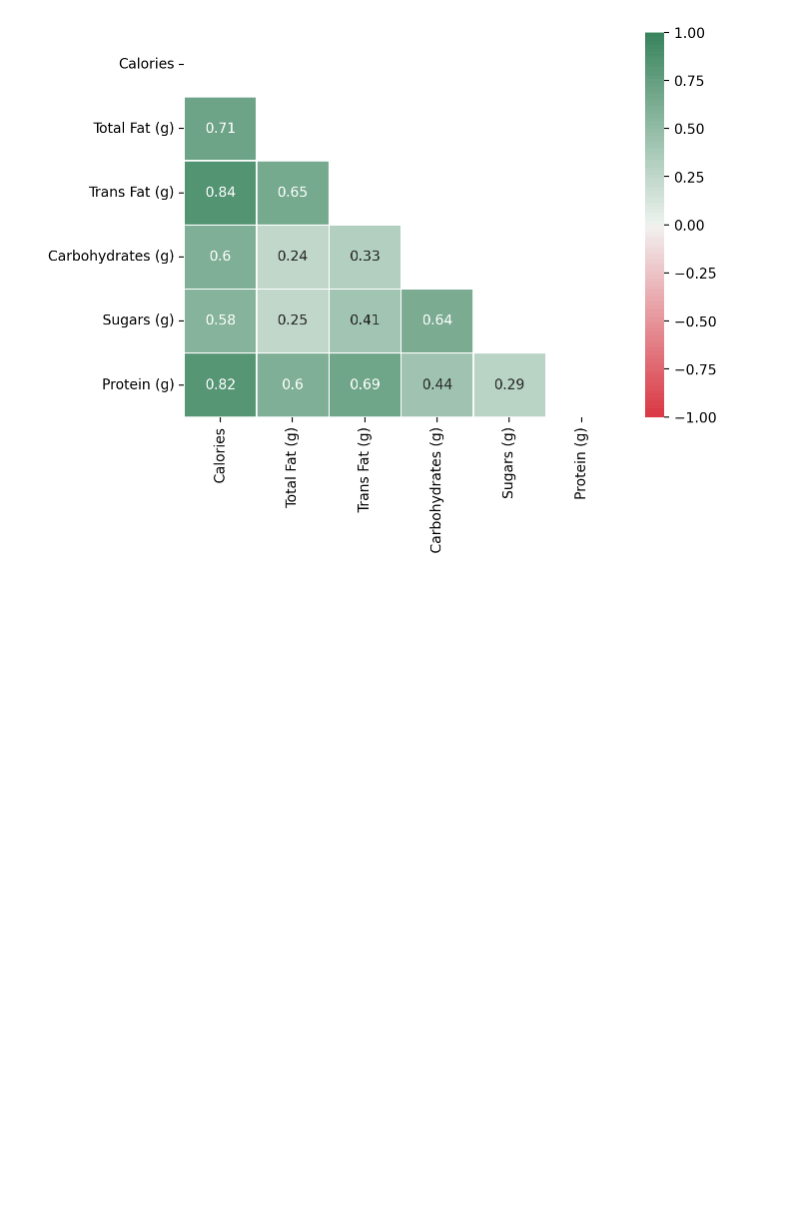
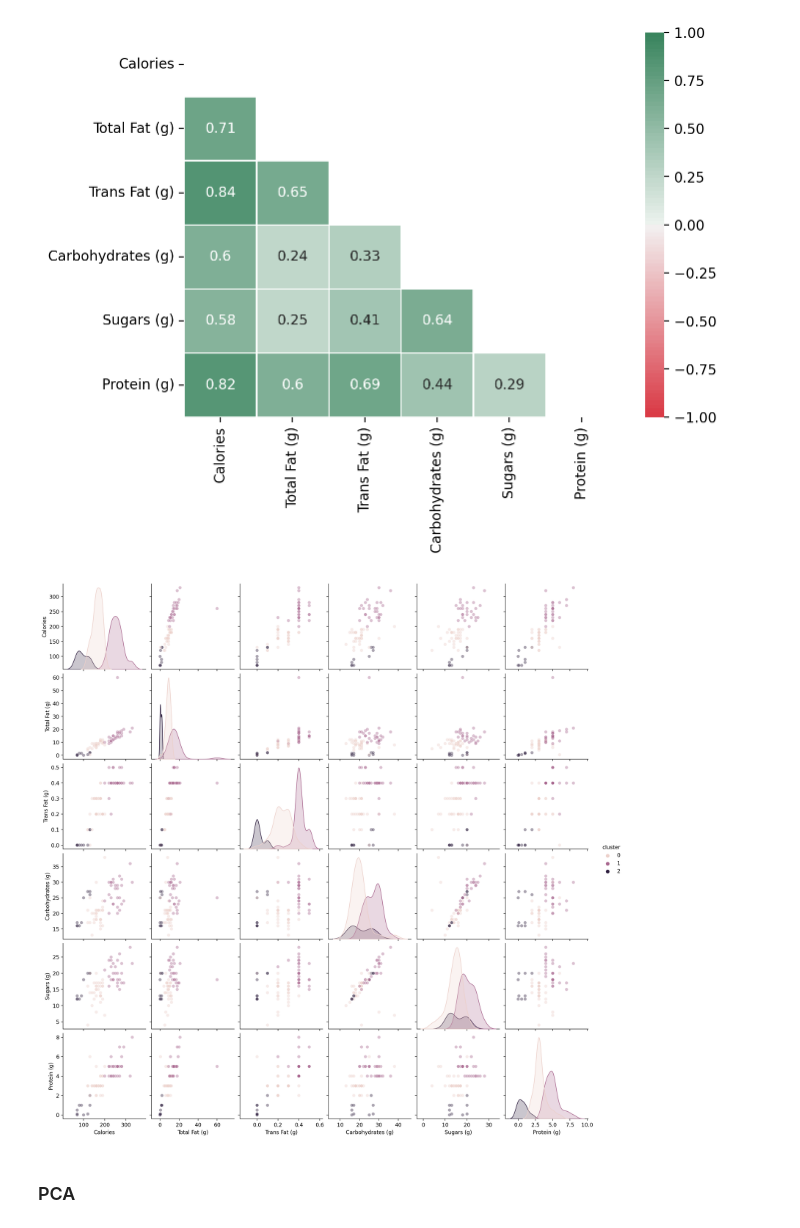
Before and after one commit to pNatTueku/ml_learning_with_ajprasertcbs, a Jupyter notebook: notebooks/pca_baskin.ipynb, the cells around one changed output. Cells and saved outputs as stored; diff of their text form; code cells hidden in the pictures; blank space fills up the shorter version.

```diff
--- a/notebooks/pca_baskin.ipynb
+++ b/notebooks/pca_baskin.ipynb
@@ -53,7 +53,7 @@ Index(['Flavour', 'Calories', 'Total Fat (g)', 'Trans Fat (g)',
        'Carbohydrates (g)', 'Sugars (g)', 'Protein (g)', 'cluster'],
       dtype='object')
 # %%
-cols = ['Flavour', 'Calories', 'Total Fat (g)', 'Trans Fat (g)',
+cols = ['Calories', 'Total Fat (g)', 'Trans Fat (g)',
        'Carbohydrates (g)', 'Sugars (g)', 'Protein (g)']
 cols
 # %% [output]
@@ -99,3 +123,9 @@ sns.heatmap(dcorr, cmap = sns.diverging_palette(10, 145, n = 100),
             vmin = -1, vmax = 1, center = 0, linewidths = 1, annot = True, mask = mask, ax = ax);
 # %% [output]
 [figure]
+# %%
+sns.pairplot(df, vars = cols, hue = 'cluster', plot_kws = {'alpha': .4});
+# %% [output]
+[figure, added]
+# %% [markdown]
+### PCA
```
Also changed, not shown: parts of 37 cells of this notebook.
